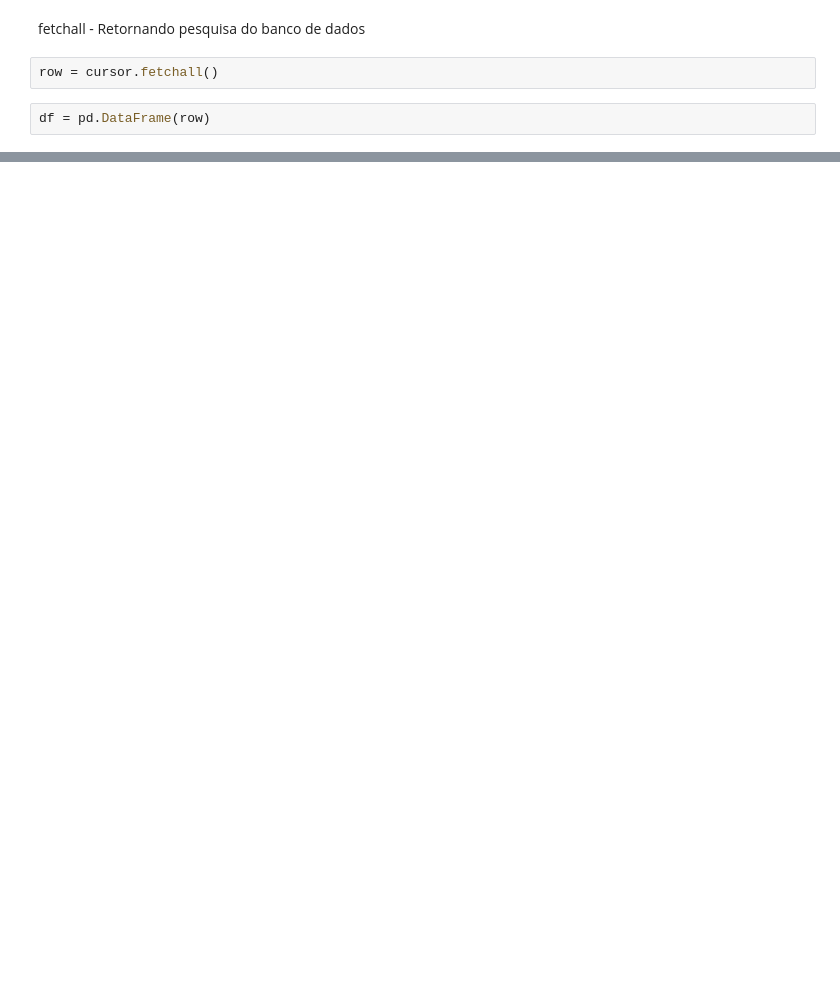
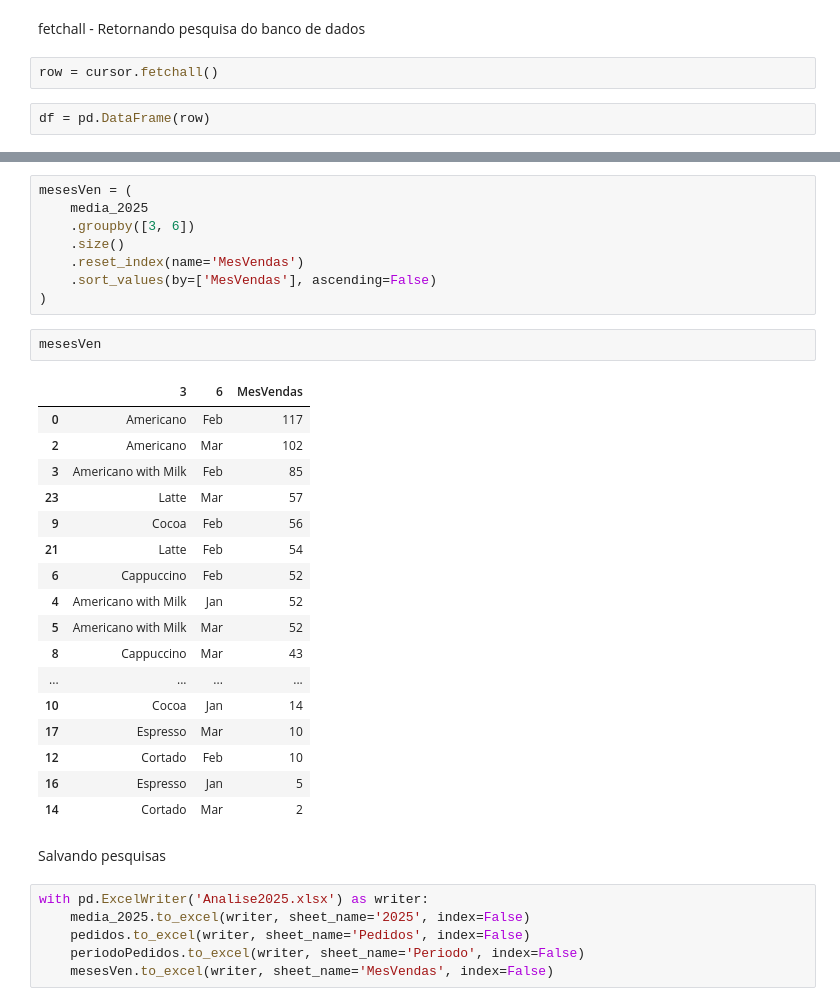
Before and after one commit to ViniciusHTSilva/Analise-Cafeteria, a Jupyter notebook: main.ipynb, the cells around one changed output, grey strips where cells are left out. Cells and saved outputs as stored; diff of their text form; blank space fills up the shorter version.

Commit message:
Fazendo pesquisas no ano 2025

```diff
--- a/main.ipynb
+++ b/main.ipynb
@@ -72,0 +137,36 @@ media_2018
+# %%
+mesesVen = (
+    media_2025
+    .groupby([3, 6])
+    .size()
+    .reset_index(name='MesVendas')
+    .sort_values(by=['MesVendas'], ascending=False)
+)
+# %%
+mesesVen
+# %% [output]
+|  | 3 | 6 | MesVendas |
+| 0 | Americano | Feb | 117 |
+| 2 | Americano | Mar | 102 |
+| 3 | Americano with Milk | Feb | 85 |
+| 23 | Latte | Mar | 57 |
+| 9 | Cocoa | Feb | 56 |
+| 21 | Latte | Feb | 54 |
+| 6 | Cappuccino | Feb | 52 |
+| 4 | Americano with Milk | Jan | 52 |
+| 5 | Americano with Milk | Mar | 52 |
+| 8 | Cappuccino | Mar | 43 |
+| ... | ... | ... | ... |
+| 10 | Cocoa | Jan | 14 |
+| 17 | Espresso | Mar | 10 |
+| 12 | Cortado | Feb | 10 |
+| 16 | Espresso | Jan | 5 |
+| 14 | Cortado | Mar | 2 |
+# %% [markdown]
+Salvando pesquisas
+# %%
+with pd.ExcelWriter('Analise2025.xlsx') as writer:
+    media_2025.to_excel(writer, sheet_name='2025', index=False)
+    pedidos.to_excel(writer, sheet_name='Pedidos', index=False)
+    periodoPedidos.to_excel(writer, sheet_name='Periodo', index=False)
+    mesesVen.to_excel(writer, sheet_name='MesVendas', index=False)
```
Also changed, not shown: parts of 21 cells of this notebook, 2 other files.
